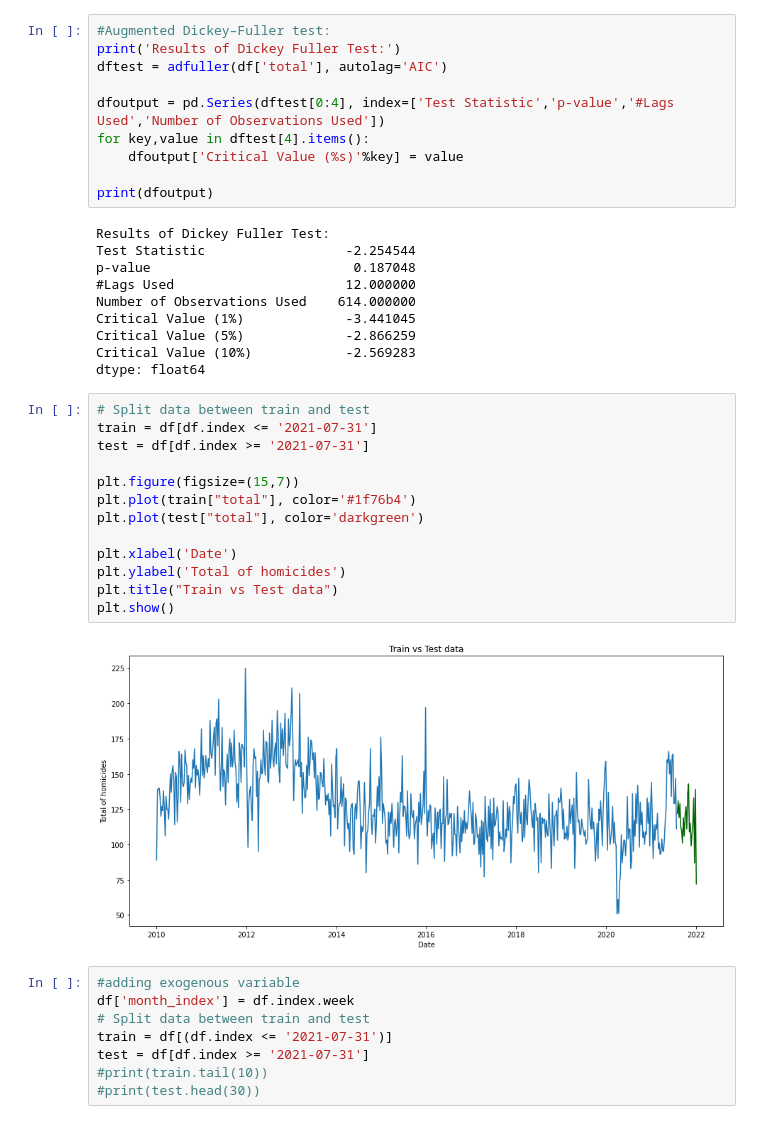
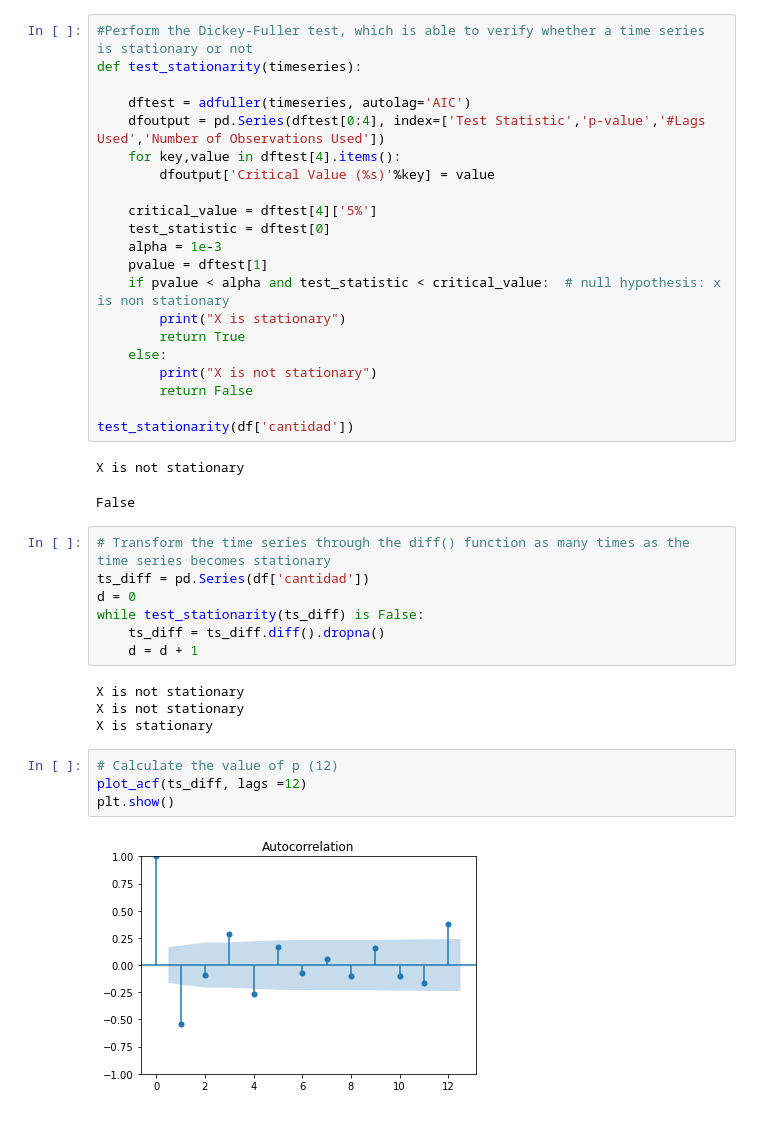
Before and after one commit to Carl0pez/Proyecto-DS4A, a Jupyter notebook: Training.ipynb, the cells around one changed output. Saved outputs shown, nothing was run; the diff lists cells and outputs as text.

```diff
--- a/Training.ipynb
+++ b/Training.ipynb
@@ -48,43 +57,41 @@ Text(0.5, 1.0, 'Rolling Mean & Standard Deviation')
 # %%
-#Augmented Dickey–Fuller test:
-print('Results of Dickey Fuller Test:')
-dftest = adfuller(df['total'], autolag='AIC')
+#Perform the Dickey-Fuller test, which is able to verify whether a time series is stationary or not
+def test_stationarity(timeseries):
 
-dfoutput = pd.Series(dftest[0:4], index=['Test Statistic','p-value','#Lags Used','Number of Observations Used'])
-for key,value in dftest[4].items():
-    dfoutput['Critical Value (%s)'%key] = value
+    dftest = adfuller(timeseries, autolag='AIC')
+    dfoutput = pd.Series(dftest[0:4], index=['Test Statistic','p-value','#Lags Used','Number of Observations Used'])
+    for key,value in dftest[4].items():
+        dfoutput['Critical Value (%s)'%key] = value
 
-print(dfoutput)
+    critical_value = dftest[4]['5%']
+    test_statistic = dftest[0]
+    alpha = 1e-3
+    pvalue = dftest[1]
+    if pvalue < alpha and test_statistic < critical_value:  # null hypothesis: x is non stationary
+        print("X is stationary")
+        return True
+    else:
+        print("X is not stationary")
+        return False
+
+test_stationarity(df['cantidad'])
 # %% [output]
-Results of Dickey Fuller Test:
-Test Statistic                  -2.254544
-p-value                          0.187048
-#Lags Used                      12.000000
-Number of Observations Used    614.000000
-Critical Value (1%)             -3.441045
-Critical Value (5%)             -2.866259
-Critical Value (10%)            -2.569283
-dtype: float64
+X is not stationary
+False
-# %%
-# Split data between train and test
-train = df[df.index <= '2021-07-31']
-test = df[df.index >= '2021-07-31']
-
-plt.figure(figsize=(15,7))
-plt.plot(train["total"], color='#1f76b4')
-plt.plot(test["total"], color='darkgreen')
-
-plt.xlabel('Date')
-plt.ylabel('Total of homicides')
-plt.title("Train vs Test data")
-plt.show()
-# %% [output]
-[figure, removed]
-# %%
-#adding exogenous variable
-df['month_index'] = df.index.week
-# Split data between train and test
-train = df[(df.index <= '2021-07-31')]
-test = df[df.index >= '2021-07-31']
-#print(train.tail(10))
-#print(test.head(30))
+# %%
+# Transform the time series through the diff() function as many times as the time series becomes stationary
+ts_diff = pd.Series(df['cantidad'])
+d = 0
+while test_stationarity(ts_diff) is False:
+    ts_diff = ts_diff.diff().dropna()
+    d = d + 1
+# %% [output]
+X is not stationary
+X is not stationary
+X is stationary
+# %%
+# Calculate the value of p (12)
+plot_acf(ts_diff, lags =12)
+plt.show()
+# %% [output]
+[figure, added]
```
Also changed, not shown: parts of 23 cells of this notebook, 4 other files.
